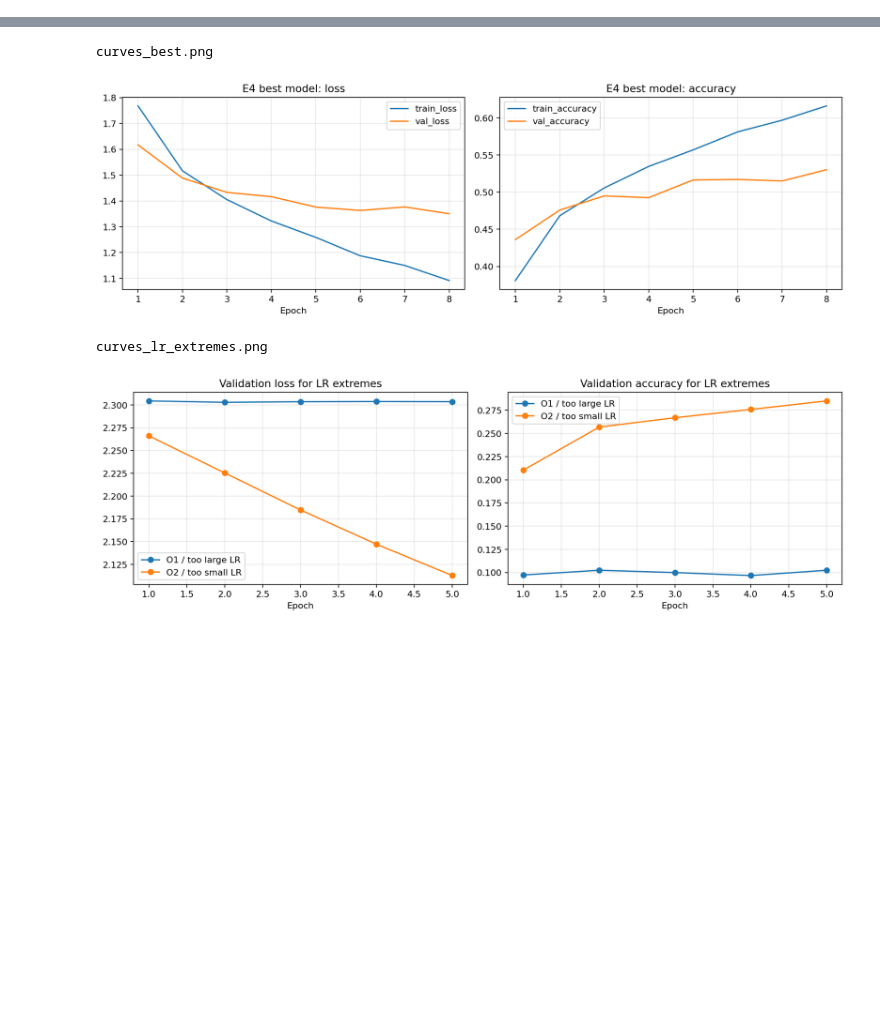
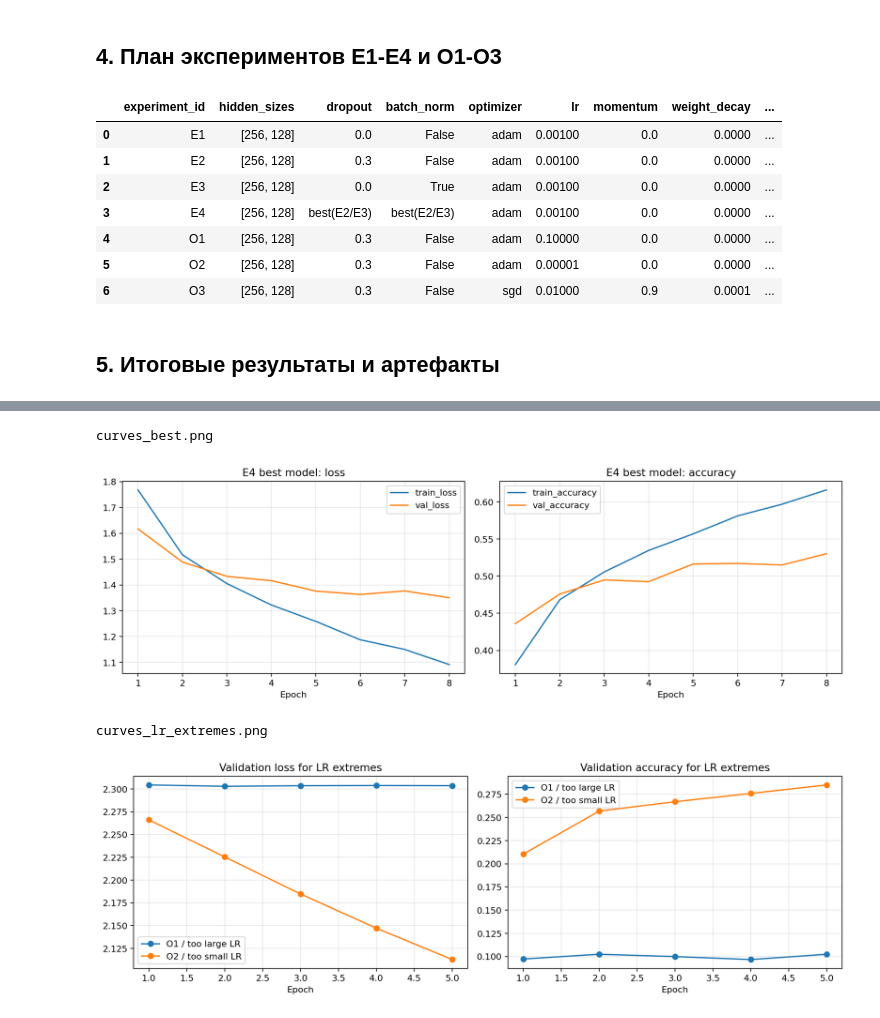
Before and after one commit to HollowHorizon/DPO-HomeWorks, a Jupyter notebook: homeworks/HW08-09/HW08-09.ipynb, the cells around one changed output, grey strips where cells are left out. Cells and saved outputs as stored; diff of their text form; code cells hidden in the pictures; blank space fills up the shorter version.

```diff
--- a/homeworks/HW08-09/HW08-09.ipynb
+++ b/homeworks/HW08-09/HW08-09.ipynb
@@ -56 +227,44 @@ Classes: ['airplane', 'automobile', 'bird', 'cat', 'deer', 'dog', 'frog', 'horse
+# %% [markdown]
+## 4. План экспериментов E1-E4 и O1-O3
+# %%
+plan_rows = []
+for cfg in hw0809_pipeline.build_experiment_configs():
+    plan_rows.append({
+        "experiment_id": cfg.experiment_id,
+        "hidden_sizes": list(cfg.hidden_sizes),
+        "dropout": cfg.dropout,
+        "batch_norm": cfg.batch_norm,
+        "optimizer": cfg.optimizer,
+        "lr": cfg.lr,
+        "momentum": cfg.momentum,
+        "weight_decay": cfg.weight_decay,
+        "max_epochs": cfg.max_epochs,
+        "early_stopping": cfg.early_stopping,
+    })
+
+plan_rows.insert(3, {
+    "experiment_id": "E4",
+    "hidden_sizes": [256, 128],
+    "dropout": "best(E2/E3)",
+    "batch_norm": "best(E2/E3)",
+    "optimizer": "adam",
+    "lr": hw0809_pipeline.LR_BASE,
+    "momentum": 0.0,
+    "weight_decay": 0.0,
+    "max_epochs": hw0809_pipeline.EARLY_STOPPING_MAX_EPOCHS,
+    "early_stopping": True,
+})
+
+display(pd.DataFrame(plan_rows))
+# %% [output]
+|  | experiment_id | hidden_sizes | dropout | batch_norm | optimizer | lr | momentum | weight_decay | ... |
+| 0 | E1 | [256, 128] | 0.0 | False | adam | 0.00100 | 0.0 | 0.0000 | ... |
+| 1 | E2 | [256, 128] | 0.3 | False | adam | 0.00100 | 0.0 | 0.0000 | ... |
+| 2 | E3 | [256, 128] | 0.0 | True | adam | 0.00100 | 0.0 | 0.0000 | ... |
+| 3 | E4 | [256, 128] | best(E2/E3) | best(E2/E3) | adam | 0.00100 | 0.0 | 0.0000 | ... |
+| 4 | O1 | [256, 128] | 0.3 | False | adam | 0.10000 | 0.0 | 0.0000 | ... |
+| 5 | O2 | [256, 128] | 0.3 | False | adam | 0.00001 | 0.0 | 0.0000 | ... |
+| 6 | O3 | [256, 128] | 0.3 | False | sgd | 0.01000 | 0.9 | 0.0001 | ... |
+# %% [markdown]
+## 5. Итоговые результаты и артефакты
 # %%
```
Also changed, not shown: parts of 14 cells of this notebook.
